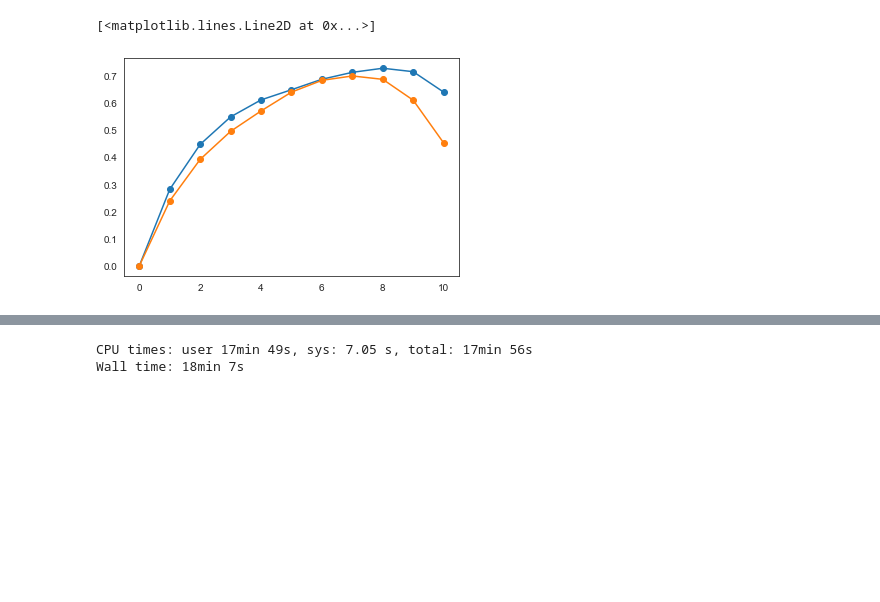
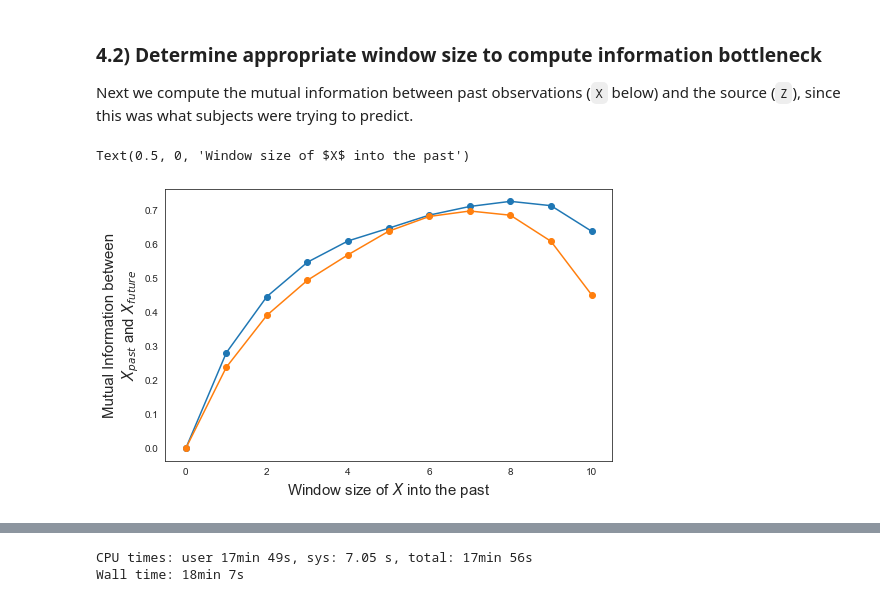
Before and after one commit to alsfilip/HMM_Beads, a Jupyter notebook: HMM_Beads_Preregistration.ipynb, the cells around one changed output, grey strips where cells are left out. Drawn from its saved outputs; the diff is of its cells as text; code cells hidden in the pictures; blank space fills up the shorter version.

```diff
--- a/HMM_Beads_Preregistration.ipynb
+++ b/HMM_Beads_Preregistration.ipynb
@@ -244,20 +241,0 @@ The data come from 78 subjects who performed a task in which they were trying to
-# %%
-import pandas as pd
-import numpy as np
-import matplotlib.pyplot as plt
-import os,ndd
-from embo import EmpiricalBottleneck
-import HMM_beads_utils as ut
-
-import seaborn as sns
-sns.set_style("white")
-cmap = plt.get_cmap("tab10")
-
-# Load A2AFC data
-adat = pd.read_csv('/Users/alsfilip/Dropbox/Penn/Auditory_2AFC/Auditory_2AFC/Figures/eLife/data/bdat.csv')
-adat_trials = adat.iloc[0:3000].copy() # To get trial information
-adat = adat[pd.notna(adat['Resp'])].copy() # Removing trials with no responses
-adat_h1 = adat[adat['H']==.01]
-adat_h9 = adat[adat['H']==.99]
-adat_h19 = adat_h1.append(adat_h9,ignore_index=False)
-adat_h19
@@ -291,22 +286,40 @@ plt.xlim([-.5,1.5])
+# %% [markdown]
+### 4.2) Determine appropriate window size to compute information bottleneck
+
+Next we compute the mutual information between past observations (`X` below) and the source (`Z`), since this was what subjects were trying to predict.
 # %%
 # Test bounds in each session
-def get_windowed_mi(x,y,nw):
+def get_windowed_mi(x,z,nw):
+    '''
+    Function that windows of observations from a sequence x offset from y and computes the MI
+    Input:
+        - x: sequence of "past" observations to be windowed
+        - z: sequence that serves as the "future" events
+        - nw: maximum window size
+    Output:
+        - mis: NSB estimated mutual informtion values for each window size
+    '''
     mis = np.zeros(nw+1)
     for w in np.arange(1,nw+1):
-        xw,yw = ut.get_windowed_x(x,y,w=w)
-        mis[w] = ut.mutual_inf_nsb(xw,yw,[2**w,2])
+        xw,zw = ut.get_windowed_x(x,z,w=w)
+        mis[w] = ut.mutual_inf_nsb(xw,zw,[2**w,2])
     return(mis)
 
 # Get all trials in all three sessions that match low and high hazard rates
 nw = 10
-
+adat_trials = adat[0:3000]
 adat_mis_h1 = get_windowed_mi(adat_trials['X'].loc[adat_trials['H'] == .01]-1,
                               adat_trials['Z'].loc[adat_trials['H'] == .01],nw)
 
 adat_mis_h9 = get_windowed_mi(adat_trials['X'].loc[adat_trials['H'] == .99]-1,
                               adat_trials['Z'].loc[adat_trials['H'] == .99],nw)
-plt.plot(np.arange(nw+1),adat_mis_h1,'-o')
-plt.plot(np.arange(nw+1),adat_mis_h9,'-o')
+
+# Plot predictive information as a function of window size
+plt.figure(1,(8,5))
+plt.plot(np.arange(nw+1),adat_mis_h1,'-o',label='H = 0.01')
+plt.plot(np.arange(nw+1),adat_mis_h9,'-o', label = "H = 0.99")
+plt.ylabel('Mutual Information between\n$X_{past}$ and $X_{future}$',size=15)
+plt.xlabel('Window size of $X$ into the past',size=15)
 # %% [output]
-[<matplotlib.lines.Line2D at 0x...>]
+Text(0.5, 0, 'Window size of $X$ into the past')
-[figure, old version]
+[figure, new version]
```
Also changed, not shown: parts of 12 cells of this notebook, 1 other file.
